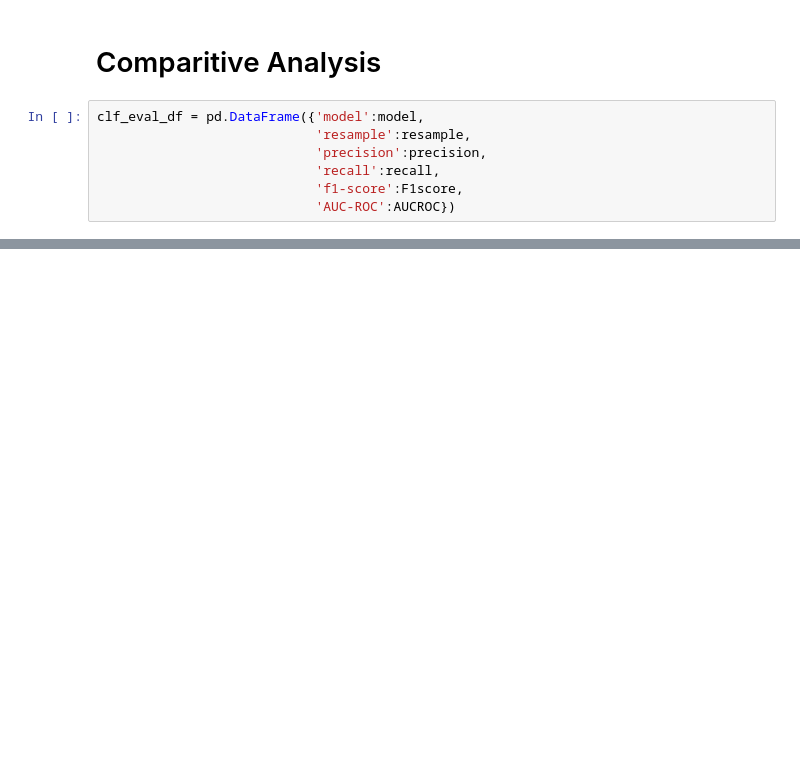
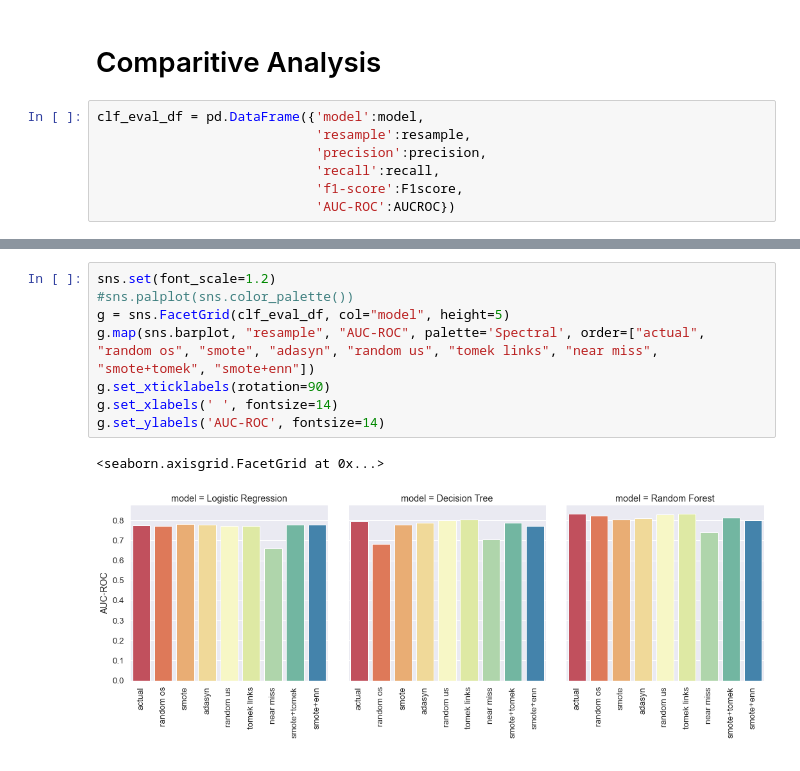
Before and after one commit to Pehu2906/Imbalanced-Data-Analysis, a Jupyter notebook: churn prediction/Churn prediction.ipynb, the cells around one changed output, grey strips where cells are left out. Cells and saved outputs as stored; diff of their text form; blank space fills up the shorter version.

```diff
--- a/churn prediction/Churn prediction.ipynb
+++ b/churn prediction/Churn prediction.ipynb
@@ -1375,0 +1389,11 @@ g.set_ylabels('Recall', fontsize=14)
+# %%
+sns.set(font_scale=1.2)
+#sns.palplot(sns.color_palette())
+g = sns.FacetGrid(clf_eval_df, col="model", height=5)
+g.map(sns.barplot, "resample", "AUC-ROC", palette='Spectral', order=["actual", "random os", "smote", "adasyn", "random us", "tomek links", "near miss", "smote+tomek", "smote+enn"])
+g.set_xticklabels(rotation=90)
+g.set_xlabels(' ', fontsize=14)
+g.set_ylabels('AUC-ROC', fontsize=14)
+# %% [output]
+<seaborn.axisgrid.FacetGrid at 0x...>
+[figure, added]
```
Also changed, not shown: parts of 49 cells of this notebook, 1 other file.
